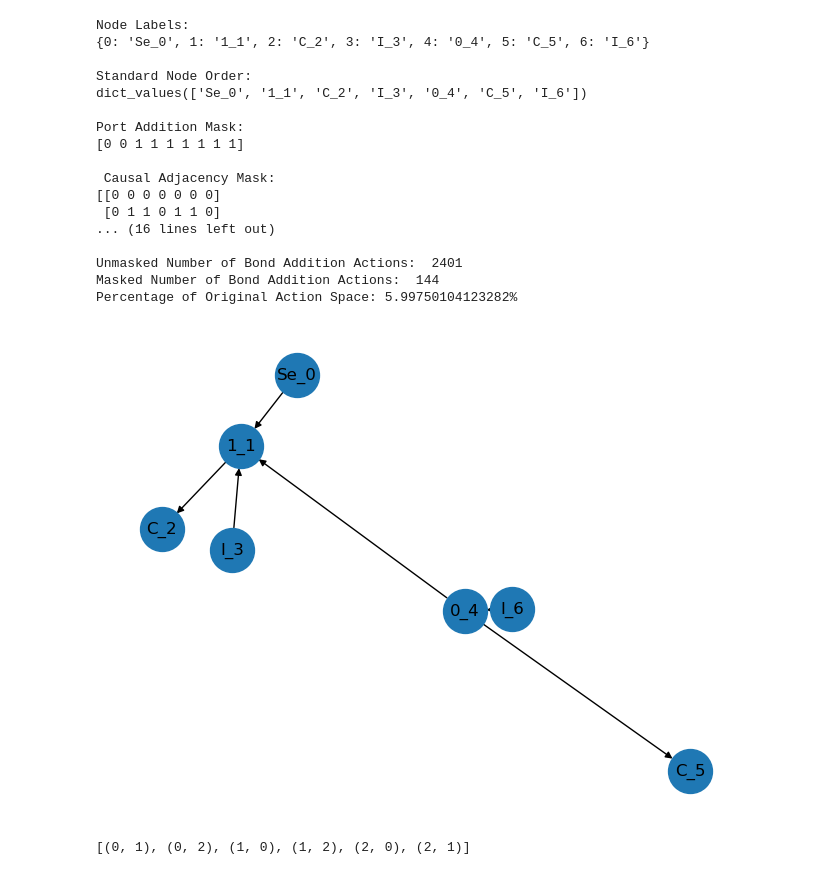
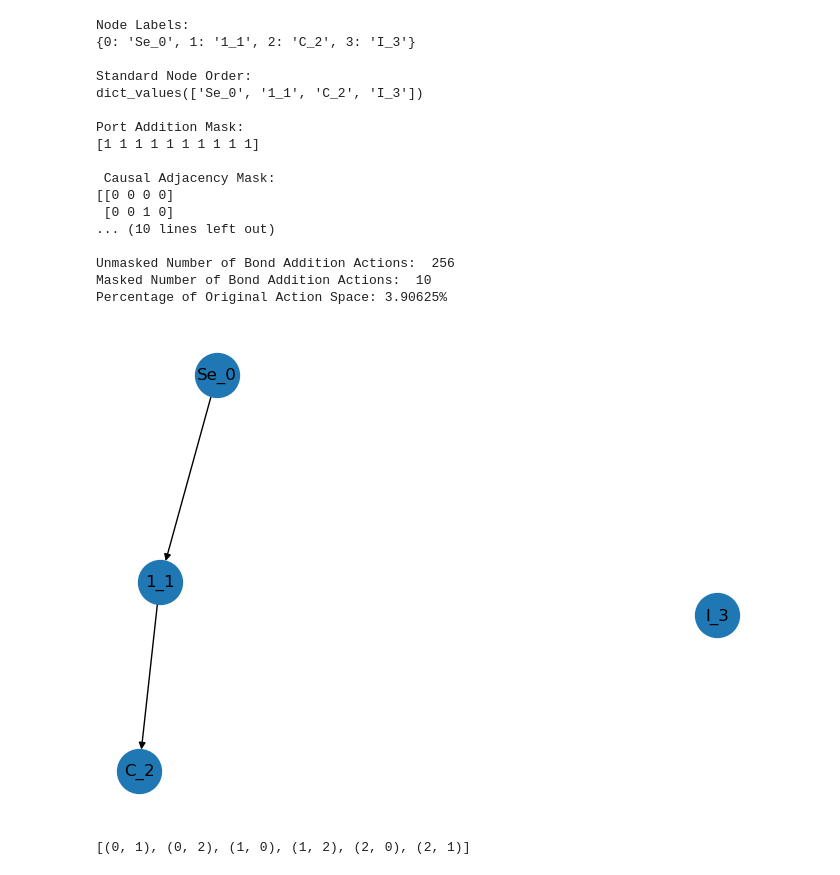
Before and after one commit to Astronauty/AiPEX-Projects, a Jupyter notebook: bond-graph-RL/bond_graph_test.ipynb, the cells around one changed output. Cells and saved outputs as stored; diff of their text form; code cells hidden in the pictures.

```diff
--- a/bond-graph-RL/bond_graph_test.ipynb
+++ b/bond-graph-RL/bond_graph_test.ipynb
@@ -13,22 +15,22 @@ G.add_bond(0, 1, 1)
 G.add_element(Capacitance(capacitance=10))
 G.add_bond(1, 2, 1)
 G.add_element(Inertance(inertance=10))
-G.add_bond(3, 1, -1)
-G.add_element(ZeroJunction())
-G.add_bond(4, 1, -1)
-G.add_element(Capacitance(capacitance=10))
-G.add_element(Inertance(inertance=10))
-G.add_bond(4, 5, 1)
-G.add_bond(6, 4, -1)
+# G.add_bond(3, 1, -1)
+# G.add_element(ZeroJunction())
+# G.add_bond(4, 1, -1)
+# G.add_element(Capacitance(capacitance=10))
+# G.add_element(Inertance(inertance=10))
+# G.add_bond(4, 5, 1)
+# G.add_bond(6, 4, -1)
 # G.add_element(Capacitance(capacitance=10))
 
 # print(list(G.graph.nodes(data=True)))
 # print(G.graph.nodes['1_1']['node'].element_type)
 
 
-labels = nx.get_node_attributes(G.graph, 'element_label')
+labels = nx.get_node_attributes(G.flow_causal_graph, 'element_label')
 
-nx.draw(G.graph, labels=labels, with_labels=True, node_size=1000)
+nx.draw(G.flow_causal_graph, labels=labels, with_labels=True, node_size=1000)
 
 ## Time to access energy storage elements (custom class vs. networkx)
 # start = time.time()
@@ -57,43 +59,43 @@ print(labels)
 print("\nStandard Node Order: ")
 # print(G.graph.nodes)
 print(labels.values())
 
 print("\nPort Addition Mask: ")
 print(G.get_element_addition_mask())
 
 causal_adjacency_mask, power_flow_adjacency_mask = G.get_bond_addition_mask()
 print("\n Causal Adjacency Mask: ")
 print(causal_adjacency_mask)
 percent_fill=np.count_nonzero(causal_adjacency_mask)/np.size(causal_adjacency_mask)
 print(f"{percent_fill*100}% of causal bond actions remain after filtering")
 
 print("\n Power Flow Adjacency Mask: ")
 print(power_flow_adjacency_mask)
 percent_fill=np.count_nonzero(power_flow_adjacency_mask)/np.size(power_flow_adjacency_mask)
 print(f"{percent_fill*100}% of power flow bond addition actions remain after filtering")
 
 print("\nUnmasked Number of Bond Addition Actions: ", np.size(causal_adjacency_mask)*np.size(power_flow_adjacency_mask))
 print("Masked Number of Bond Addition Actions: ", np.count_nonzero(causal_adjacency_mask) * np.count_nonzero(power_flow_adjacency_mask))
 print(f"Percentage of Original Action Space: {(np.count_nonzero(causal_adjacency_mask) * np.count_nonzero(power_flow_adjacency_mask))/(np.size(causal_adjacency_mask)*np.size(power_flow_adjacency_mask))*100}%")
 # %% [output]
 Node Labels:
-{0: 'Se_0', 1: '1_1', 2: 'C_2', 3: 'I_3', 4: '0_4', 5: 'C_5', 6: 'I_6'}
+{0: 'Se_0', 1: '1_1', 2: 'C_2', 3: 'I_3'}
 
 Standard Node Order:
-dict_values(['Se_0', '1_1', 'C_2', 'I_3', '0_4', 'C_5', 'I_6'])
+dict_values(['Se_0', '1_1', 'C_2', 'I_3'])
 
 Port Addition Mask:
-[0 0 1 1 1 1 1 1 1]
+[1 1 1 1 1 1 1 1 1 1]
 
  Causal Adjacency Mask:
-[[0 0 0 0 0 0 0]
- [0 1 1 0 1 1 0]
-... (16 lines left out)
+[[0 0 0 0]
+ [0 0 1 0]
+... (10 lines left out)
 
-Unmasked Number of Bond Addition Actions:  2401
-Masked Number of Bond Addition Actions:  144
-Percentage of Original Action Space: 5.99750104123282%
+Unmasked Number of Bond Addition Actions:  256
+Masked Number of Bond Addition Actions:  10
+Percentage of Original Action Space: 3.90625%
-[figure, old version]
+[figure, new version]
 # %%
 from sympy import *
 
```
Also changed, not shown: parts of 4 cells of this notebook, 2 other files.
